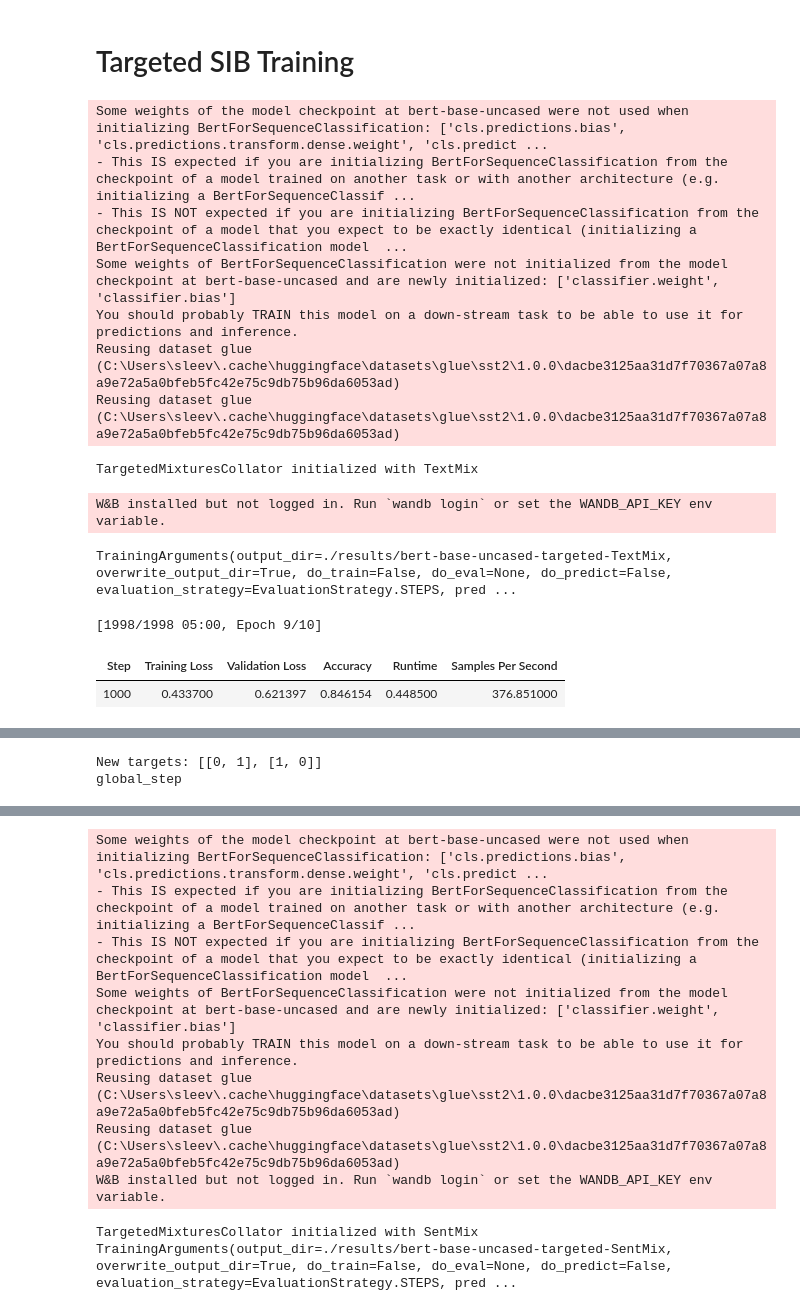
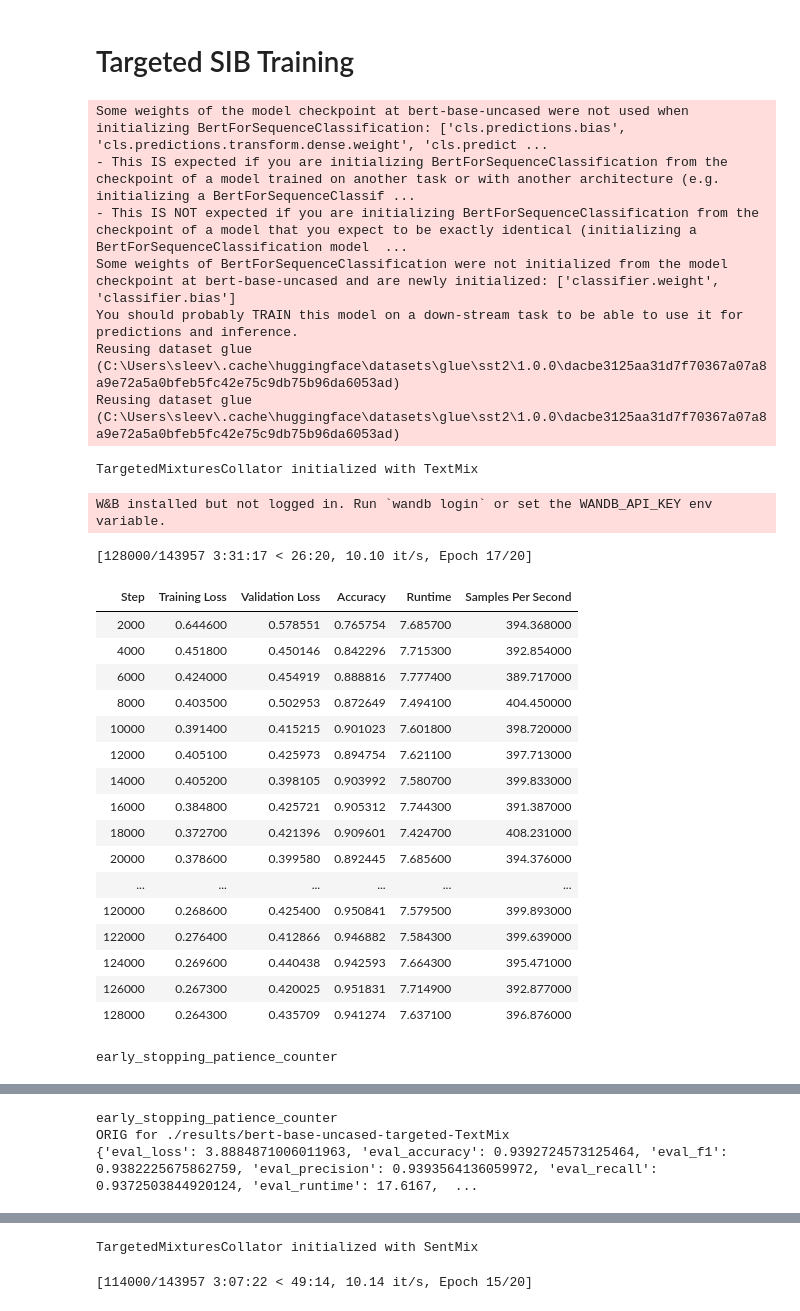
Before and after one commit to asakhala921/Sibyl_eval, a Jupyter notebook: train_targeted_SST2.ipynb, the cells around one changed output, grey strips where cells are left out. Drawn from its saved outputs; the diff is of its cells as text; code cells hidden in the pictures.

```diff
--- a/train_targeted_SST2.ipynb
+++ b/train_targeted_SST2.ipynb
@@ -189,22 +189,23 @@ for MODEL_NAME in MODEL_NAMES:
         test_dataset = test_dataset.map(tokenize, batched=True, batch_size=len(test_dataset))
         test_dataset.set_format('torch', columns=['input_ids', 'attention_mask', 'labels'])
 
-        train_batch_size = 16
+        train_batch_size = 8
         eval_batch_size = 32
-        num_epoch = 10
+        num_epoch = 20
         gradient_accumulation_steps = 1
         max_steps = int((len(train_dataset) * num_epoch / gradient_accumulation_steps) / train_batch_size)
 
-        tmcb = TargetedMixturesCallback(
-            dataloader=DataLoader(eval_dataset, batch_size=32),
-            device=device
-        )
+#         tmcb = TargetedMixturesCallback(
+#             dataloader=DataLoader(eval_dataset, batch_size=32),
+#             device=device
+#         )
         escb = EarlyStoppingCallback(
             early_stopping_patience=10
         )
         tmc = TargetedMixturesCollator(
             tokenize_fn=tokenize_fn,
             transform=t,
+            target_pairs=[(0,1),(1,0)],
             target_prob=0.5,
             num_classes=2
         )
@@ -221,7 +222,7 @@ for MODEL_NAME in MODEL_NAMES:
             warmup_steps=int(max_steps / 10),
             weight_decay=0.01,
             logging_dir='./logs',
-            logging_steps=1000,
+            logging_steps=2000,
             logging_first_step=True,
             load_best_model_at_end=True,
             metric_for_best_model="accuracy",
@@ -236,36 +237,51 @@ for MODEL_NAME in MODEL_NAMES:
             args=training_args,
             compute_metrics=compute_metrics_w_soft_target,
             train_dataset=train_dataset,
             eval_dataset=eval_dataset,
             data_collator=tmc,
-            callbacks=[tmcb, escb]
+            callbacks=[escb] # [tmcb, escb]
         )
 
         trainer.train()
 
         # test with ORIG data
         trainer.eval_dataset = test_dataset
         trainer.compute_metrics = compute_metrics
         trainer.data_collator = DefaultCollator()
-        trainer.remove_callback(tmcb)
+        # trainer.remove_callback(tmcb)
 
         out_orig = trainer.evaluate()
         out_orig['run'] = checkpoint
         out_orig['test'] = "ORIG"
         print('ORIG for {}\n{}'.format(checkpoint, out_orig))
 
         results.append(out_orig)
 # %% [output]
 Some weights of the model checkpoint at bert-base-uncased were not used when initializing BertForSequenceClassification: ['cls.predictions.bias', 'cls.predictions.transform.dense.weight', 'cls.predict ...
 - This IS expected if you are initializing BertForSequenceClassification from the checkpoint of a model trained on another task or with another architecture (e.g. initializing a BertForSequenceClassif ...
 - This IS NOT expected if you are initializing BertForSequenceClassification from the checkpoint of a model that you expect to be exactly identical (initializing a BertForSequenceClassification model  ...
 Some weights of BertForSequenceClassification were not initialized from the model checkpoint at bert-base-uncased and are newly initialized: ['classifier.weight', 'classifier.bias']
 You should probably TRAIN this model on a down-stream task to be able to use it for predictions and inference.
 Reusing dataset glue (C:\Users\sleev\.cache\huggingface\datasets\glue\sst2\1.0.0\dacbe3125aa31d7f70367a07a8a9e72a5a0bfeb5fc42e75c9db75b96da6053ad)
 Reusing dataset glue (C:\Users\sleev\.cache\huggingface\datasets\glue\sst2\1.0.0\dacbe3125aa31d7f70367a07a8a9e72a5a0bfeb5fc42e75c9db75b96da6053ad)
 TargetedMixturesCollator initialized with TextMix
 W&B installed but not logged in. Run `wandb login` or set the WANDB_API_KEY env variable.
-TrainingArguments(output_dir=./results/bert-base-uncased-targeted-TextMix, overwrite_output_dir=True, do_train=False, do_eval=None, do_predict=False, evaluation_strategy=EvaluationStrategy.STEPS, pred ...
+[128000/143957 3:31:17 < 26:20, 10.10 it/s, Epoch 17/20]
+| Step | Training Loss | Validation Loss | Accuracy | Runtime | Samples Per Second |
+| 2000 | 0.644600 | 0.578551 | 0.765754 | 7.685700 | 394.368000 |
+| 4000 | 0.451800 | 0.450146 | 0.842296 | 7.715300 | 392.854000 |
+| 6000 | 0.424000 | 0.454919 | 0.888816 | 7.777400 | 389.717000 |
+| 8000 | 0.403500 | 0.502953 | 0.872649 | 7.494100 | 404.450000 |
+| 10000 | 0.391400 | 0.415215 | 0.901023 | 7.601800 | 398.720000 |
+| 12000 | 0.405100 | 0.425973 | 0.894754 | 7.621100 | 397.713000 |
+| 14000 | 0.405200 | 0.398105 | 0.903992 | 7.580700 | 399.833000 |
+| 16000 | 0.384800 | 0.425721 | 0.905312 | 7.744300 | 391.387000 |
+| 18000 | 0.372700 | 0.421396 | 0.909601 | 7.424700 | 408.231000 |
+| 20000 | 0.378600 | 0.399580 | 0.892445 | 7.685600 | 394.376000 |
+| ... | ... | ... | ... | ... | ... |
+| 120000 | 0.268600 | 0.425400 | 0.950841 | 7.579500 | 399.893000 |
+| 122000 | 0.276400 | 0.412866 | 0.946882 | 7.584300 | 399.639000 |
+| 124000 | 0.269600 | 0.440438 | 0.942593 | 7.664300 | 395.471000 |
+| 126000 | 0.267300 | 0.420025 | 0.951831 | 7.714900 | 392.877000 |
+| 128000 | 0.264300 | 0.435709 | 0.941274 | 7.637100 | 396.876000 |
-[1998/1998 05:00, Epoch 9/10]
+early_stopping_patience_counter
-| Step | Training Loss | Validation Loss | Accuracy | Runtime | Samples Per Second |
-| 1000 | 0.433700 | 0.621397 | 0.846154 | 0.448500 | 376.851000 |
@@ -272,2 +289,3 @@ TrainingArguments(output_dir=./results/bert-base-uncased-targeted-TextMix, overw
-New targets: [[0, 1], [1, 0]]
-global_step
+early_stopping_patience_counter
+ORIG for ./results/bert-base-uncased-targeted-TextMix
+{'eval_loss': 3.8884871006011963, 'eval_accuracy': 0.9392724573125464, 'eval_f1': 0.9382225675862759, 'eval_precision': 0.9393564136059972, 'eval_recall': 0.9372503844920124, 'eval_runtime': 17.6167,  ...
@@ -277,10 +300,2 @@ ORIG for ./results/bert-base-uncased-targeted-TextMix
-Some weights of the model checkpoint at bert-base-uncased were not used when initializing BertForSequenceClassification: ['cls.predictions.bias', 'cls.predictions.transform.dense.weight', 'cls.predict ...
-- This IS expected if you are initializing BertForSequenceClassification from the checkpoint of a model trained on another task or with another architecture (e.g. initializing a BertForSequenceClassif ...
-- This IS NOT expected if you are initializing BertForSequenceClassification from the checkpoint of a model that you expect to be exactly identical (initializing a BertForSequenceClassification model  ...
-Some weights of BertForSequenceClassification were not initialized from the model checkpoint at bert-base-uncased and are newly initialized: ['classifier.weight', 'classifier.bias']
-You should probably TRAIN this model on a down-stream task to be able to use it for predictions and inference.
-Reusing dataset glue (C:\Users\sleev\.cache\huggingface\datasets\glue\sst2\1.0.0\dacbe3125aa31d7f70367a07a8a9e72a5a0bfeb5fc42e75c9db75b96da6053ad)
-Reusing dataset glue (C:\Users\sleev\.cache\huggingface\datasets\glue\sst2\1.0.0\dacbe3125aa31d7f70367a07a8a9e72a5a0bfeb5fc42e75c9db75b96da6053ad)
-W&B installed but not logged in. Run `wandb login` or set the WANDB_API_KEY env variable.
+TargetedMixturesCollator initialized with SentMix
-TargetedMixturesCollator initialized with SentMix
-TrainingArguments(output_dir=./results/bert-base-uncased-targeted-SentMix, overwrite_output_dir=True, do_train=False, do_eval=None, do_predict=False, evaluation_strategy=EvaluationStrategy.STEPS, pred ...
+[114000/143957 3:07:22 < 49:14, 10.14 it/s, Epoch 15/20]
```
Also changed, not shown: parts of 6 cells of this notebook.
